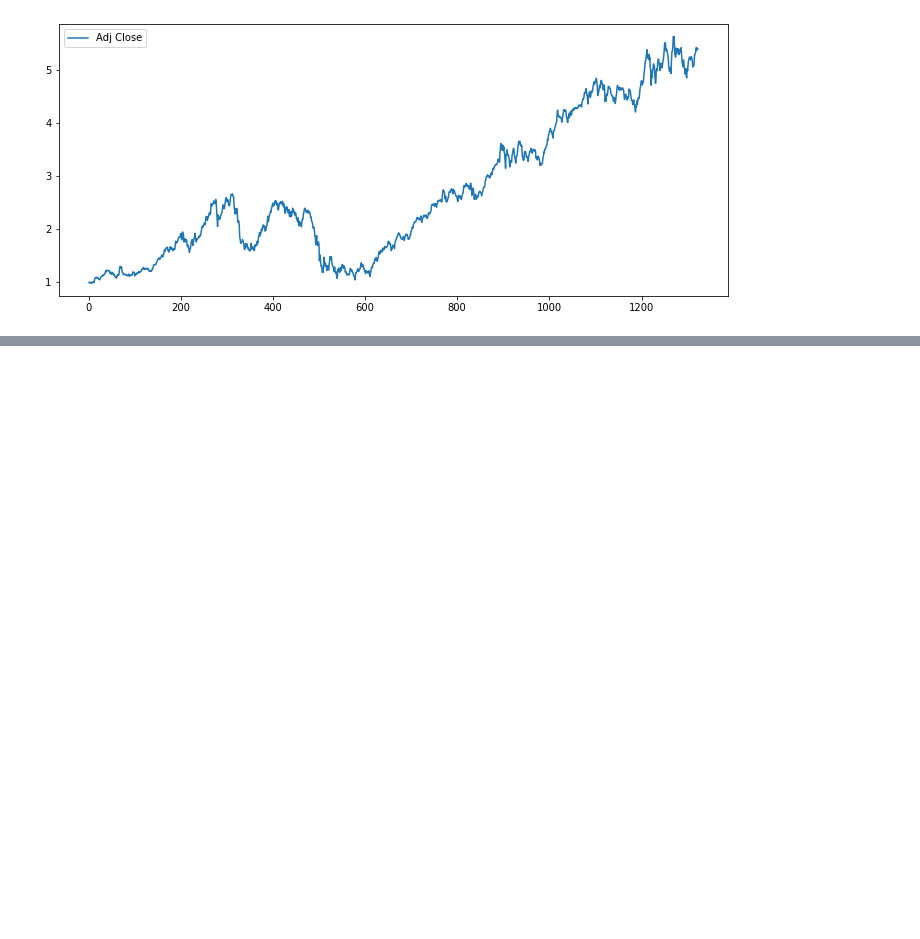
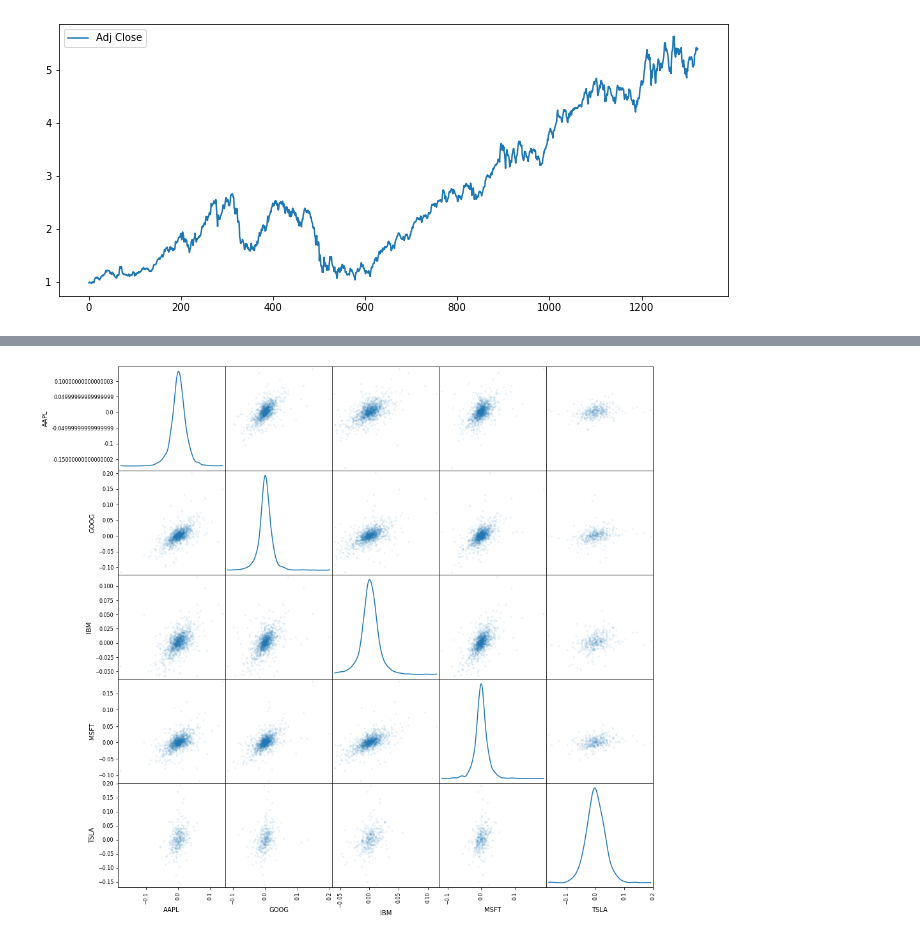
Before and after one commit to DataCrusade1999/Quantitative-Analytics, a Jupyter notebook: Quantitative_Analytics.ipynb, the cells around one changed output, grey strips where cells are left out. Cells and saved outputs as stored; diff of their text form; code cells hidden in the pictures; blank space fills up the shorter version.

```diff
--- a/Quantitative_Analytics.ipynb
+++ b/Quantitative_Analytics.ipynb
@@ -280,0 +281,5 @@ plt.show()
+# %%
+pd.plotting.scatter_matrix(daily_pct_change,diagonal='kde',figsize=(15,15),alpha=0.1)
+plt.show()
+# %% [output]
+[figure, added]
```
Also changed, not shown: parts of 2 cells of this notebook.
